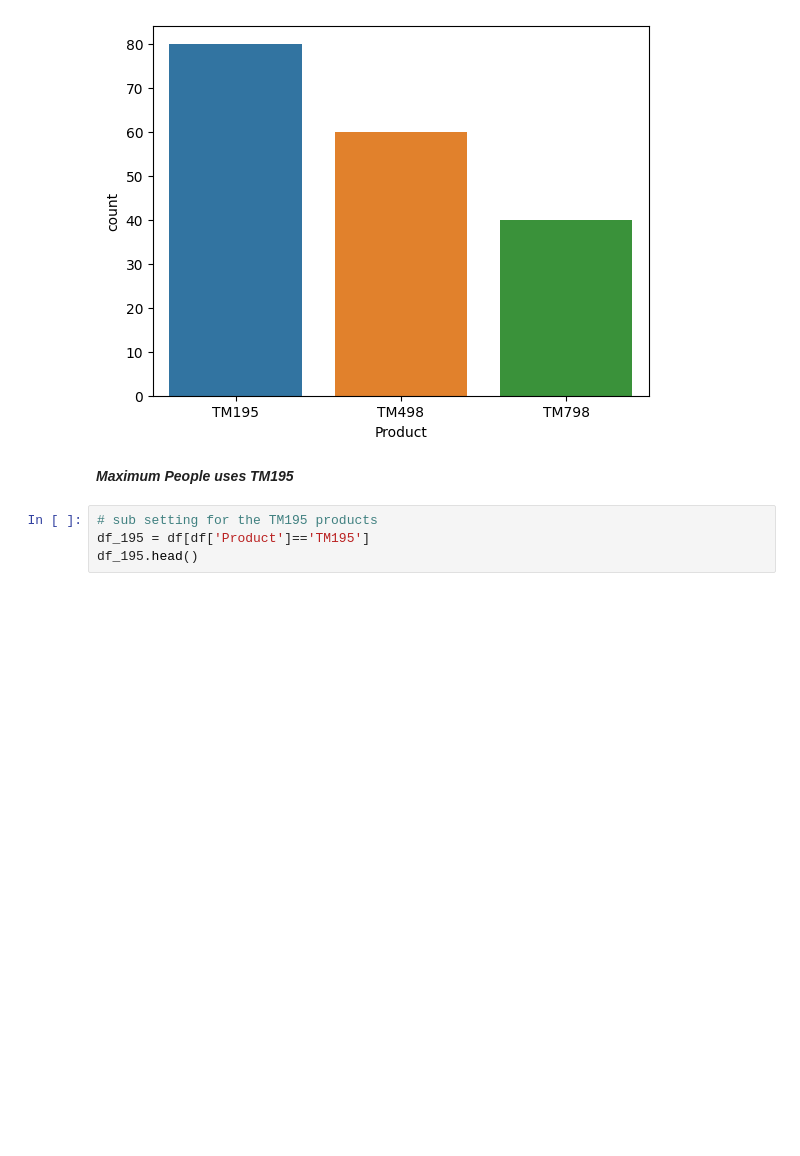
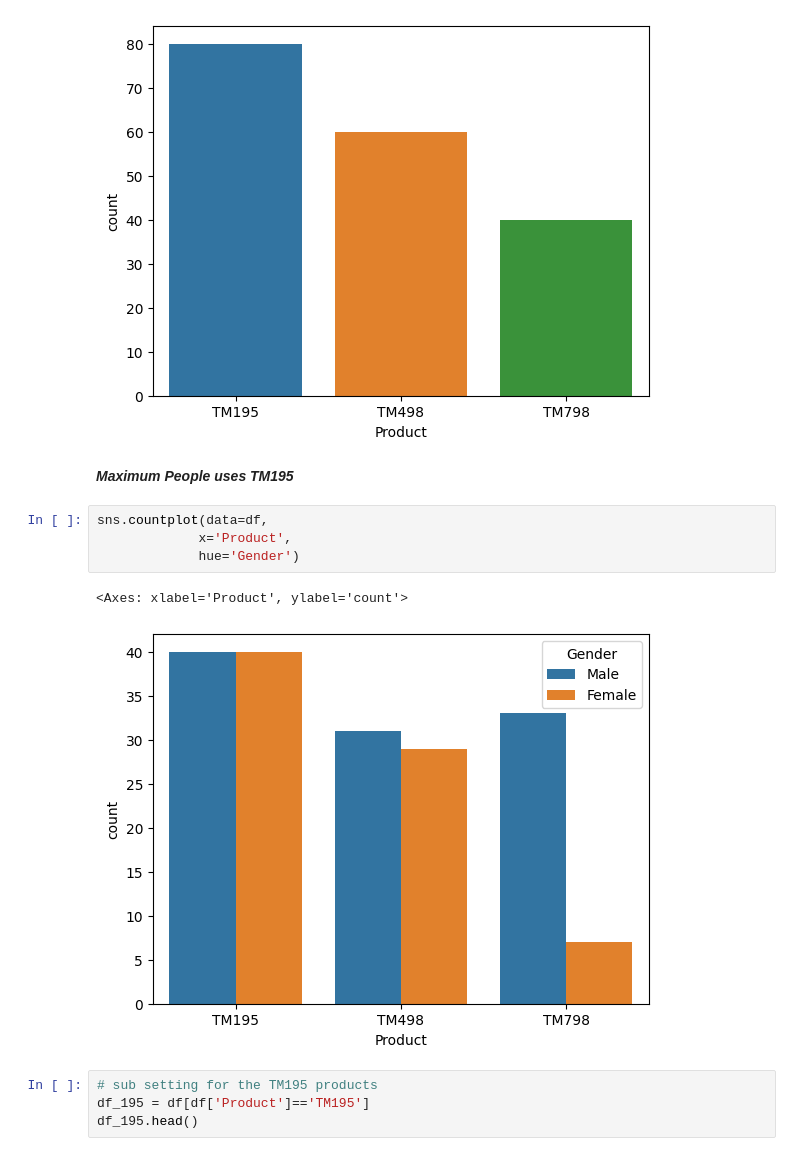
Before and after one commit to sha2992/Cardio-Good-Fitness---Trademill, a Jupyter notebook: cardio-good-fitness-trademill.ipynb, the cells around one changed output. Cells and saved outputs as stored; diff of their text form; blank space fills up the shorter version.

```diff
--- a/cardio-good-fitness-trademill.ipynb
+++ b/cardio-good-fitness-trademill.ipynb
@@ -132,6 +132,13 @@ sns.countplot(data=df,x='Product')
 [figure]
 # %% [markdown]
 ***Maximum People uses TM195***
+# %%
+sns.countplot(data=df,
+             x='Product',
+             hue='Gender')
+# %% [output]
+<Axes: xlabel='Product', ylabel='count'>
+[figure, added]
 # %%
 # sub setting for the TM195 products
 df_195 = df[df['Product']=='TM195']
```
Also changed, not shown: parts of 1 cell of this notebook.
